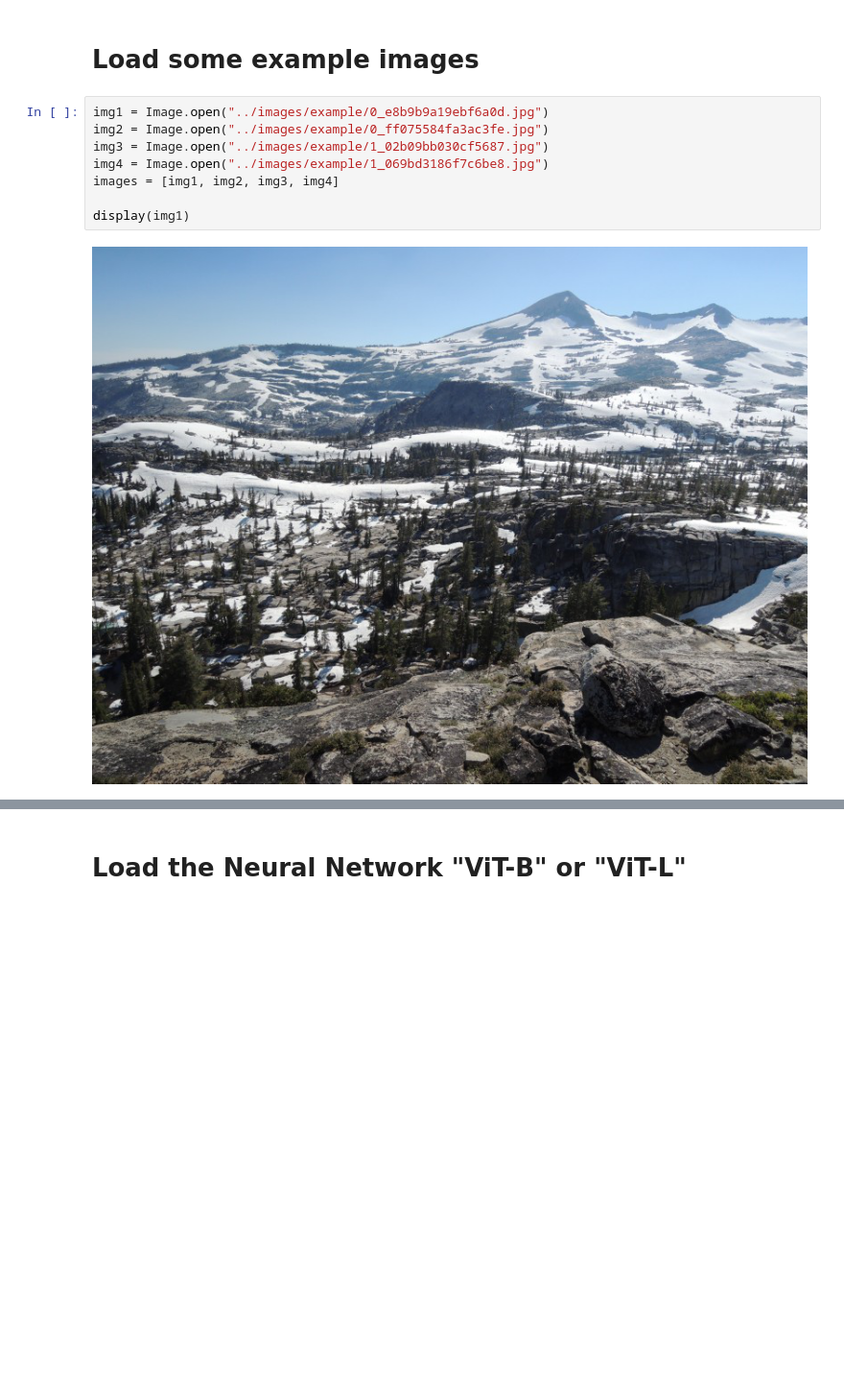
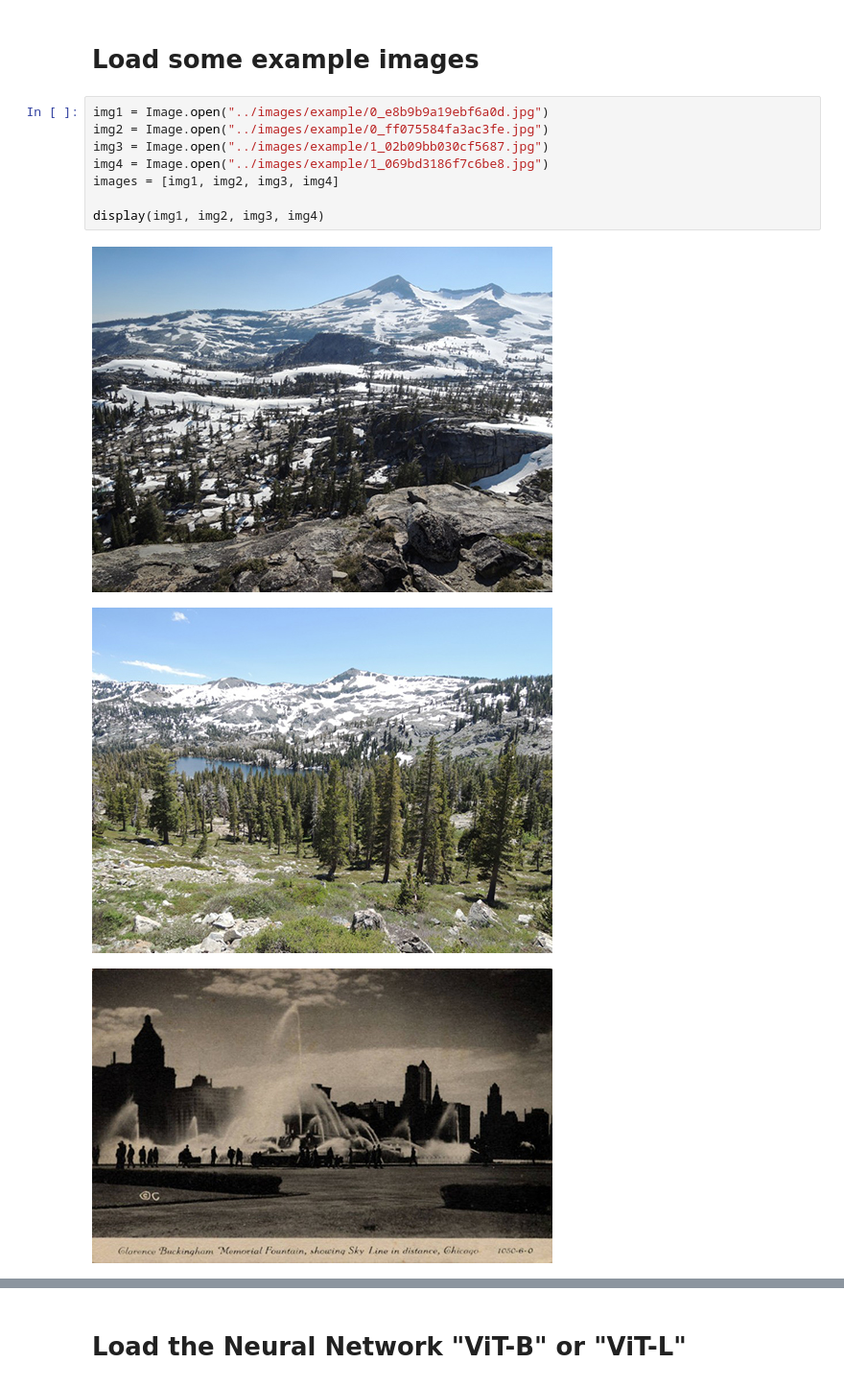
Before and after one commit to Visual-Computing/Image-Encoders-for-GP-NNS, a Jupyter notebook: notebooks/General-Purpose-Embedding ViT.ipynb, the cells around one changed output, grey strips where cells are left out. Shown at 96% size. Saved outputs shown, nothing was run; the diff lists cells and outputs as text; blank space fills up the shorter version.

```diff
--- a/notebooks/General-Purpose-Embedding ViT.ipynb
+++ b/notebooks/General-Purpose-Embedding ViT.ipynb
@@ -13,10 +13,12 @@ device = torch.device("cuda:0")
 # %%
 img1 = Image.open("../images/example/0_e8b9b9a19ebf6a0d.jpg")
 img2 = Image.open("../images/example/0_ff075584fa3ac3fe.jpg")
 img3 = Image.open("../images/example/1_02b09bb030cf5687.jpg")
 img4 = Image.open("../images/example/1_069bd3186f7c6be8.jpg")
 images = [img1, img2, img3, img4]
 
-display(img1)
+display(img1, img2, img3, img4)
 # %% [output]
-[figure, old version]
+[figure, new version]
+[figure, added]
+[figure, added]
```
Also changed, not shown: parts of 7 cells of this notebook, 4 other files.
